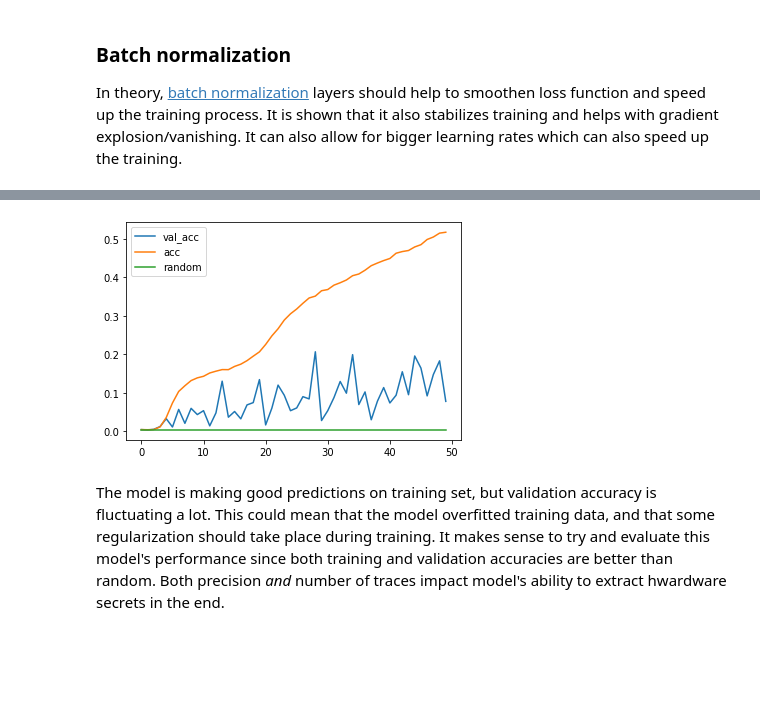
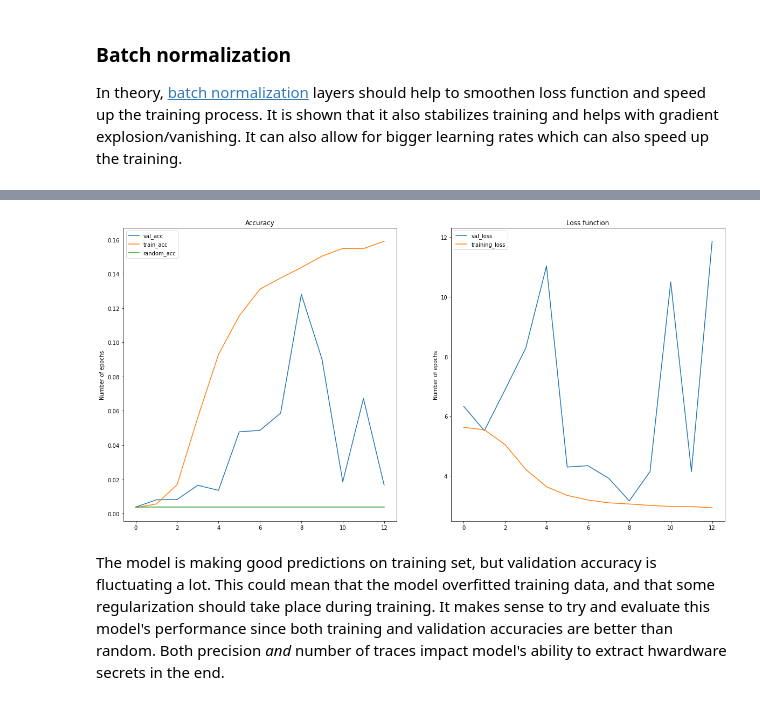
Before and after one commit to rubidijum/MachineLearningSCA, a Jupyter notebook: 1_0_SCA_MLP.ipynb, the cells around one changed output, grey strips where cells are left out. Drawn from its saved outputs; the diff is of its cells as text; code cells hidden in the pictures; blank space fills up the shorter version.

```diff
--- a/1_0_SCA_MLP.ipynb
+++ b/1_0_SCA_MLP.ipynb
@@ -198,0 +200,4 @@ plt.show()
+# %%
+trainer = SCA_Trainer()
+# %%
+trainer.train_model(MLP, dataset, attack_byte=ATTACK_BYTE, batch_size=32, epochs=25, validation_split=0.2)
@@ -258,23 +282,3 @@ MLP_optimizer = tf.keras.optimizers.RMSprop(learning_rate=0.00005)
 MLP_batchnorm.compile(loss='categorical_crossentropy',
                  optimizer=MLP_optimizer,
                  metrics=['accuracy'])
-# %%
-_time = datetime.now().strftime("%Y-%d-%m_%H-%M")
-
-_log_dir = log_root_path + 'MLP_batchnorm_' + _time
-
-checkpoint_filepath = './checkpoints/' + MLP_batchnorm.name + '_' + _time
-
-callbacks_list = [
-    tf.keras.callbacks.EarlyStopping(monitor='loss', patience=3),
-    tf.keras.callbacks.TensorBoard(log_dir=_log_dir, histogram_freq=1),
-    tf.keras.callbacks.ModelCheckpoint(filepath=checkpoint_filepath,
-                                       save_weights_only=True,
-                                       monitor='val_accuracy',
-                                       mode='max',
-                                       save_best_only=True)
-]
-
-history = MLP_batchnorm.fit(X_profiling, y_profiling, batch_size=32, epochs=50, verbose=1, validation_split=0.2, callbacks=callbacks_list)
-
-MLP_batchnorm.save(save_models_root_path + MLP_batchnorm.name + _time)
@@ -284,0 +285,3 @@ INFO:tensorflow:Assets written to: ./models/MLP_batch_norm_SCAAML2022-24-08_15-2
+# %%
+trainer_batchnorm = SCA_Trainer()
+trainer_batchnorm.train_model(MLP_batchnorm, dataset, attack_byte=ATTACK_BYTE, batch_size=32, epochs=25, validation_split=0.2)
@@ -285,7 +306,7 @@ INFO:tensorflow:Assets written to: ./models/MLP_batch_norm_SCAAML2022-24-08_15-2
 # %%
-MLP_batchnorm.plot_model_history()
+trainer_batchnorm.plot_model_history()
 # %% [output]
-[figure, old version]
+[figure, new version]
 # %% [markdown]
 The model is making good predictions on training set, but validation accuracy is fluctuating a lot. This could mean that the model overfitted training data, and that some regularization should take place during training. It makes sense to try and evaluate this model's performance since both training and validation accuracies are better than random. Both precision *and* number of traces impact model's ability to extract hwardware secrets in the end.
 # %% [markdown]
```
Also changed, not shown: parts of 87 cells of this notebook.
